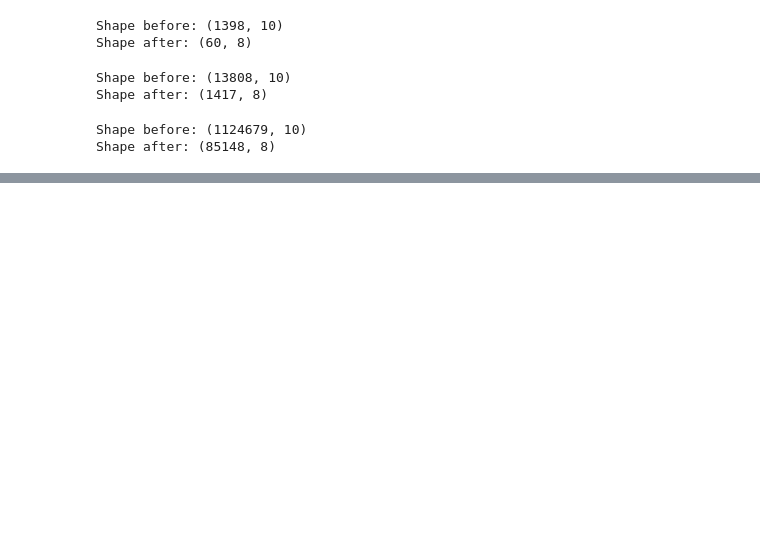
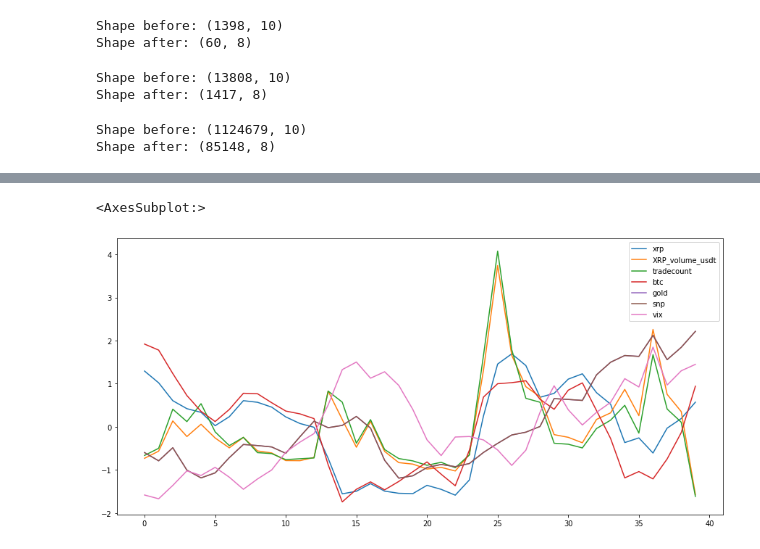
Before and after one commit to MGaulia/PD, a Jupyter notebook: 1 DATA-CLEANING.ipynb, the cells around one changed output, grey strips where cells are left out. Cells and saved outputs as stored; diff of their text form; code cells hidden in the pictures; blank space fills up the shorter version.

```diff
--- a/1 DATA-CLEANING.ipynb
+++ b/1 DATA-CLEANING.ipynb
@@ -43,0 +147,5 @@ Shape after: (85148, 8)
+# %%
+standartizeddf.plot(figsize = (15, 7))
+# %% [output]
+<AxesSubplot:>
+[figure, added]
```
Also changed, not shown: parts of 28 cells of this notebook, 10 other files.
